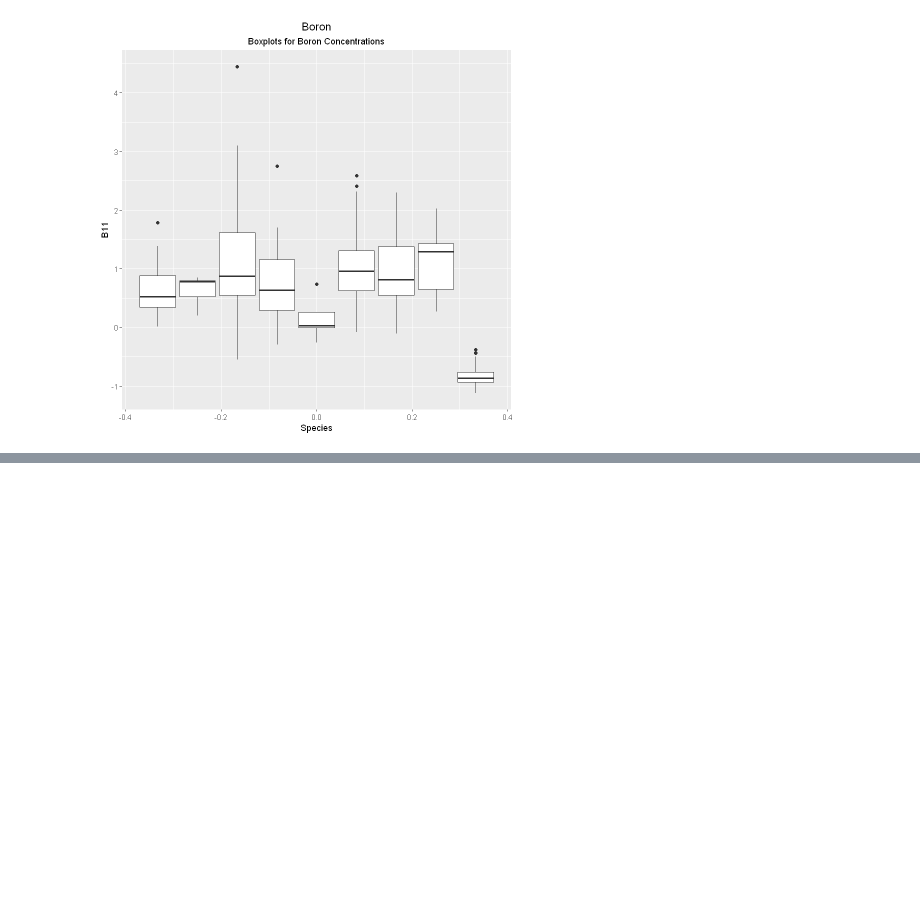
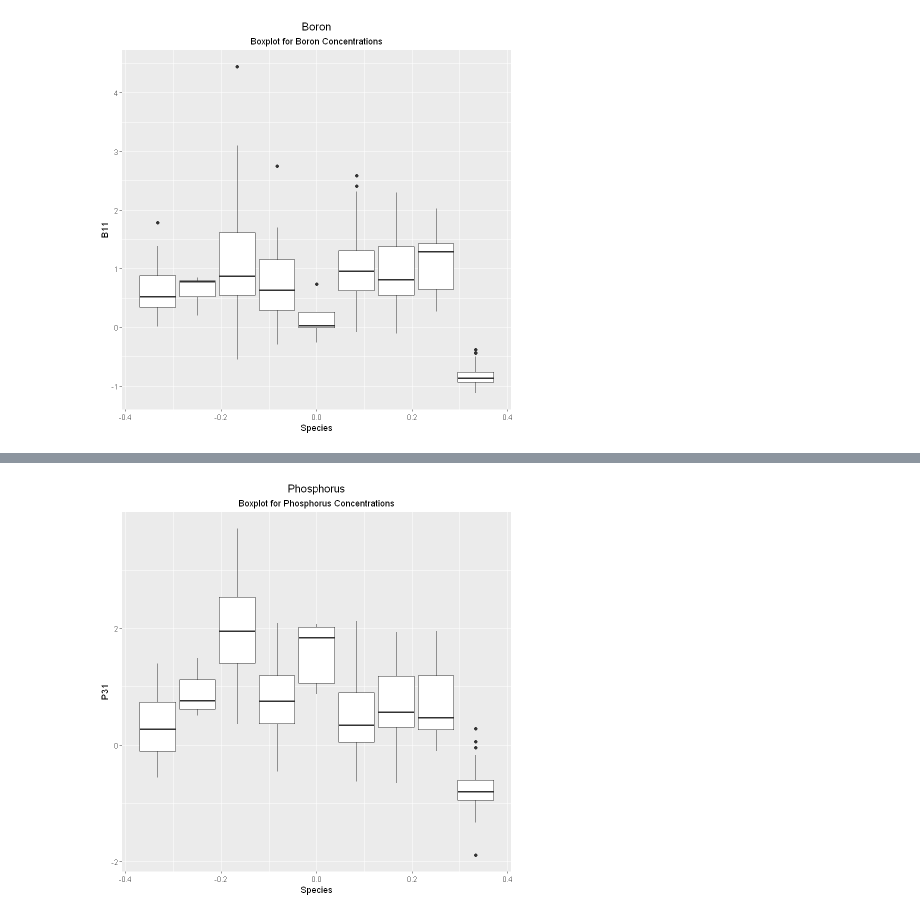
Before and after one commit to Kovacs-Lab/Aim-3, a Jupyter notebook: Ionomics/Boxplots.ipynb, the cells around one changed output, grey strips where cells are left out. Cells and saved outputs as stored; diff of their text form; code cells hidden in the pictures; blank space fills up the shorter version.

```diff
--- a/Ionomics/Boxplots.ipynb
+++ b/Ionomics/Boxplots.ipynb
@@ -93,9 +116,16 @@ aluminum
 # %%
-#phosphorus <- boxplot(Elements$P31~Elements$Spec_int) # Boxplots of phosphorus concentraions
-boxplot(Elements$P31~Elements$Spec_int) #phosphorus
-phosphorus <- ggplot(Elements, aes(group=Elements$Spec_int, y=Elements$P31)) +
-  geom_boxplot()
+#phosphorus <- boxplot(P31~Spec_int) # Boxplots of phosphorus concentraions
+#boxplot(P31~Spec_int) #phosphorus
+phosphorus <- ggplot(Elements, aes(group=Spec_int, y=P31)) +
+  geom_boxplot() +
+  labs(
+    title = "Phosphorus",
+    subtitle = "Boxplot for Phosphorus Concentrations",
+    x = "Species"
+    )
 phosphorus
+# %% [output]
+[figure, added]
 # %%
 #sulfur <- boxplot(Elements$S34~Elements$Spec_int) # Boxplots of sulfur concentraions
 boxplot(Elements$S34~Elements$Spec_int) #sulfur
```
Also changed, not shown: parts of 4 cells of this notebook.
